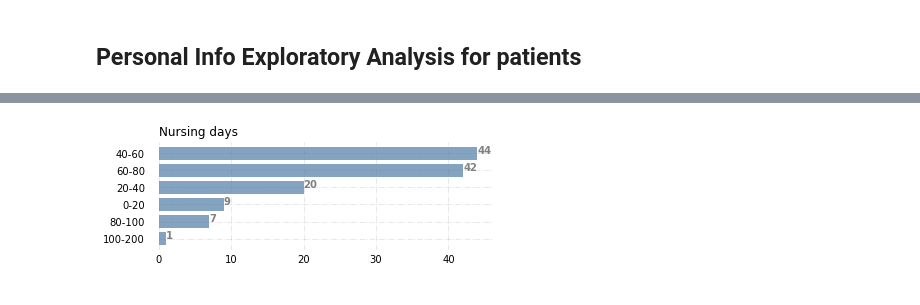
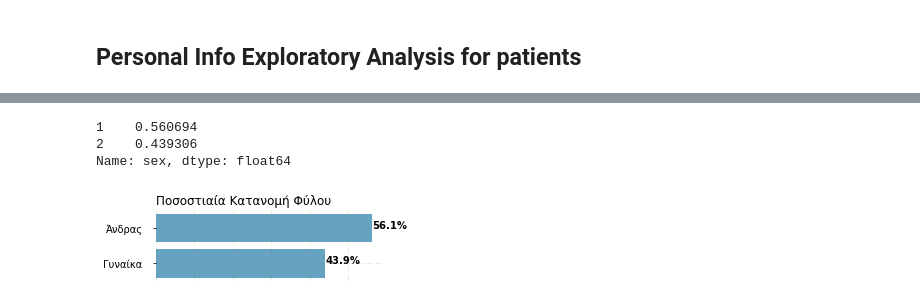
Before and after one commit to stathis99/Statistical-Analysis-for-Patient-Safety, a Jupyter notebook: Patient Analysis/personal_info_analysis.ipynb, the cells around one changed output, grey strips where cells are left out. Cells and saved outputs as stored; diff of their text form; code cells hidden in the pictures.

```diff
--- a/Patient Analysis/personal_info_analysis.ipynb
+++ b/Patient Analysis/personal_info_analysis.ipynb
@@ -73,23 +80,0 @@ patients_personalInfo
-# %%
-#NURSING DAYS
-
-#split nursing days to classes
-def get_num_people_by_age_category(df):
-    df["nursing_days_group"] = pd.cut(x=df['nursing days'], bins=[0,5,10,20,50,100,200], labels=["0-5","5-10","10-20","20-50","50-100","100-200"])
-    return df
-
-patients_personalInfo = get_num_people_by_age_category(patients_personalInfo)
-
-nursing_days = patients_personalInfo['nursing_days_group']
-
-absolute_frequencies = nursing_days.value_counts()
-relative_frequencies = nursing_days.value_counts(normalize=True)
-
-
-par = ["40-60","60-80","20-40","0-20","80-100","100-200"]
-title = "Nursing days"
-
-
-my_graph(par,absolute_frequencies,title)
-# %% [output]
-[figure, removed]
@@ -102,17 +85,21 @@ gender = patients_personalInfo['sex']
 
 absolute_frequencies = gender.value_counts()
 relative_frequencies = gender.value_counts(normalize=True)
+# %%
+relative_frequencies
+# %% [output]
+1    0.560694
+2    0.439306
+Name: sex, dtype: float64
 # %%
 relative_frequencies.index = ['Άνδρας','Γυναίκα']
 # %%
-#plot relative_frequencies
-colors = sns.color_palette("Paired", 3)
-
-#define data
-data = relative_frequencies
+data = relative_frequencies*100
 labels = relative_frequencies.index
 
-plt.pie(data, labels = labels, colors = colors, autopct='%0.f%%')
-plt.show()
+
+my_graph(labels,data,"Ποσοστιαία Κατανομή Φύλου",4.5,1.5,1)
+# %% [output]
+[figure, added]
 # %%
 # AGE
```
Also changed, not shown: parts of 10 cells of this notebook, 10 other files.
